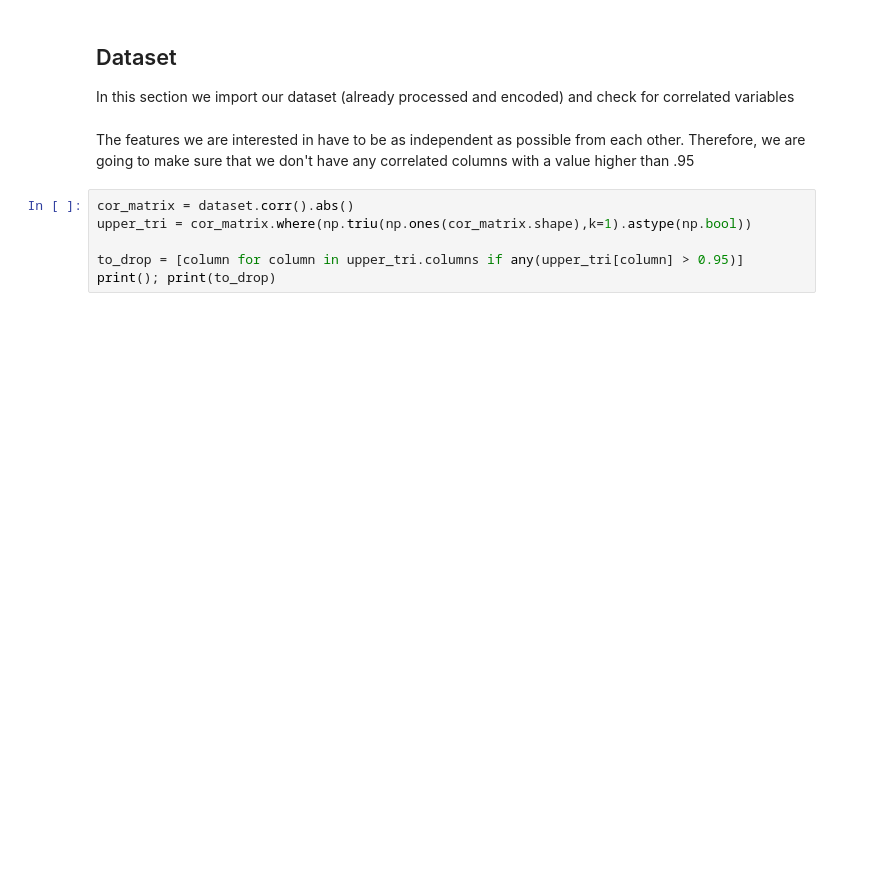
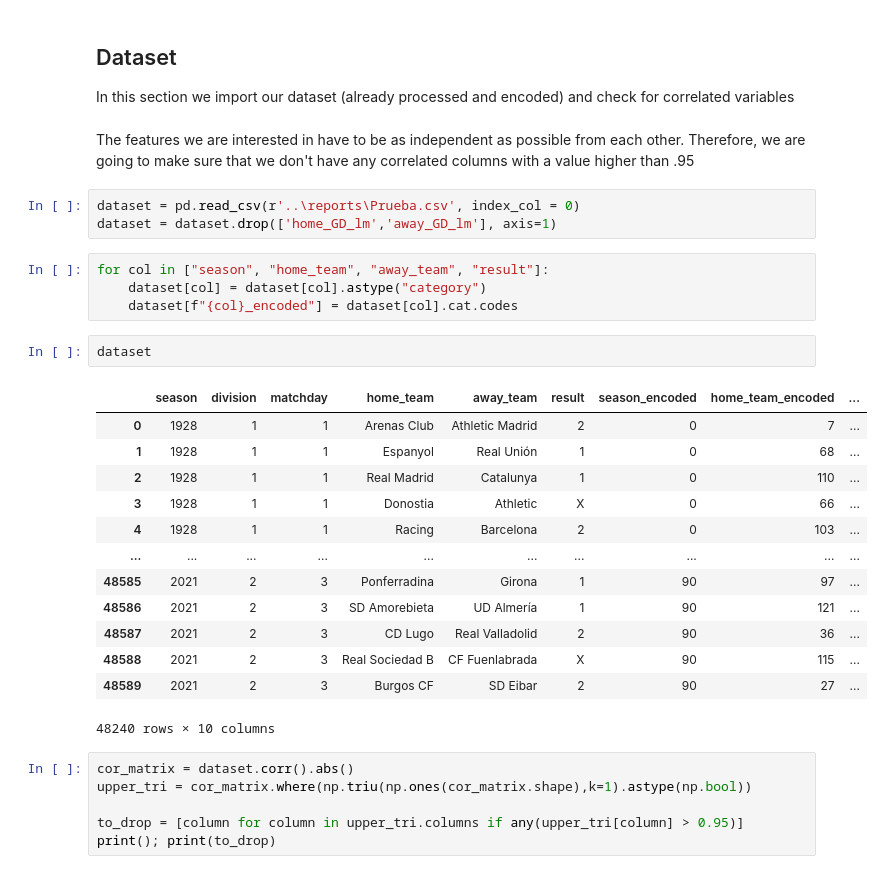
Before and after one commit to joseb061/Master-projects, a Jupyter notebook: Python-quiniela/analysis/Machine Learning.ipynb, the cells around one changed output. Saved outputs shown, nothing was run; the diff lists cells and outputs as text; blank space fills up the shorter version.

```diff
--- a/Python-quiniela/analysis/Machine Learning.ipynb
+++ b/Python-quiniela/analysis/Machine Learning.ipynb
@@ -34,6 +34,29 @@ In this section we import our dataset (already processed and encoded) and check
 # %% [markdown]
 The features we are interested in have to be as independent as possible from each other. Therefore, we are going to
 make sure that we don't have any correlated columns with a value higher than .95
+# %%
+dataset = pd.read_csv(r'..\reports\Prueba.csv', index_col = 0)
+dataset = dataset.drop(['home_GD_lm','away_GD_lm'], axis=1)
+# %%
+for col in ["season", "home_team", "away_team", "result"]:
+    dataset[col] = dataset[col].astype("category")
+    dataset[f"{col}_encoded"] = dataset[col].cat.codes
+# %%
+dataset
+# %% [output]
+|  | season | division | matchday | home_team | away_team | result | season_encoded | home_team_encoded | ... |
+| 0 | 1928 | 1 | 1 | Arenas Club | Athletic Madrid | 2 | 0 | 7 | ... |
+| 1 | 1928 | 1 | 1 | Espanyol | Real Unión | 1 | 0 | 68 | ... |
+| 2 | 1928 | 1 | 1 | Real Madrid | Catalunya | 1 | 0 | 110 | ... |
+| 3 | 1928 | 1 | 1 | Donostia | Athletic | X | 0 | 66 | ... |
+| 4 | 1928 | 1 | 1 | Racing | Barcelona | 2 | 0 | 103 | ... |
+| ... | ... | ... | ... | ... | ... | ... | ... | ... | ... |
+| 48585 | 2021 | 2 | 3 | Ponferradina | Girona | 1 | 90 | 97 | ... |
+| 48586 | 2021 | 2 | 3 | SD Amorebieta | UD Almería | 1 | 90 | 121 | ... |
+| 48587 | 2021 | 2 | 3 | CD Lugo | Real Valladolid | 2 | 90 | 36 | ... |
+| 48588 | 2021 | 2 | 3 | Real Sociedad B | CF Fuenlabrada | X | 90 | 115 | ... |
+| 48589 | 2021 | 2 | 3 | Burgos CF | SD Eibar | 2 | 90 | 27 | ... |
+48240 rows × 10 columns
 # %%
 cor_matrix = dataset.corr().abs()
 upper_tri = cor_matrix.where(np.triu(np.ones(cor_matrix.shape),k=1).astype(np.bool))
```
Also changed, not shown: parts of 8 cells of this notebook, 1 other file.
